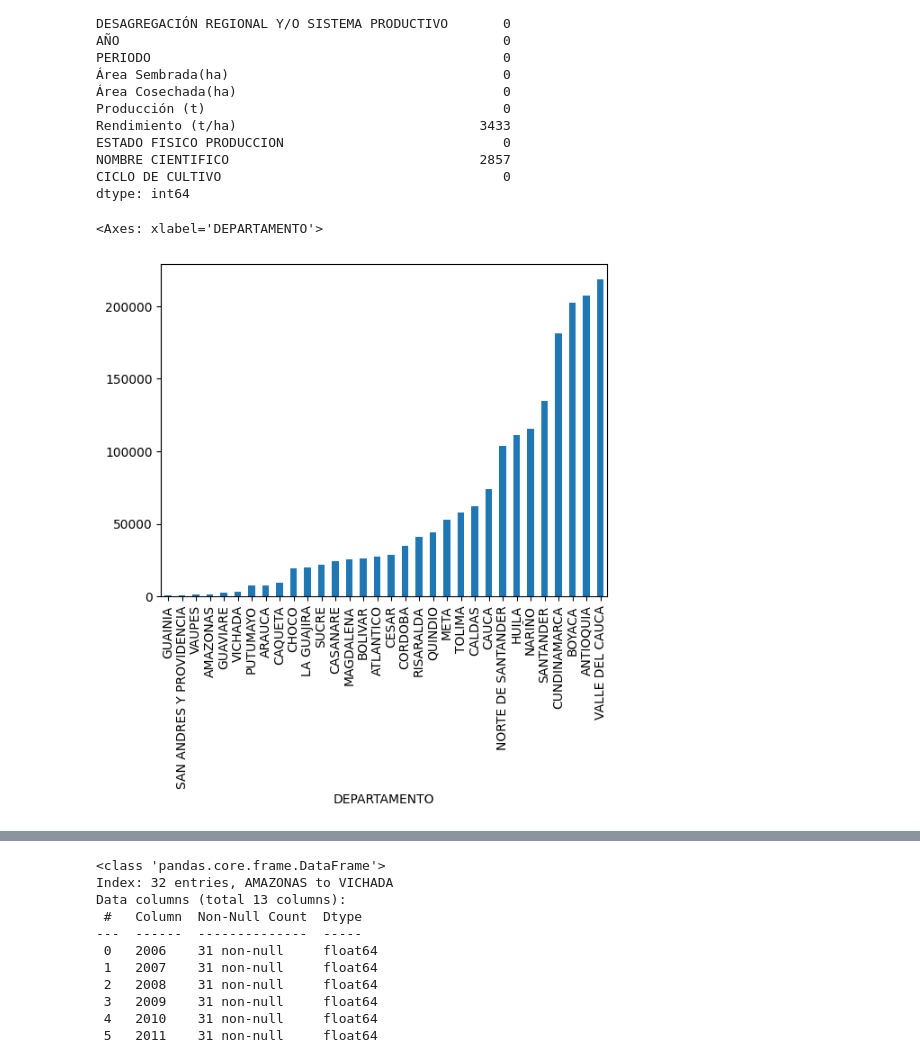
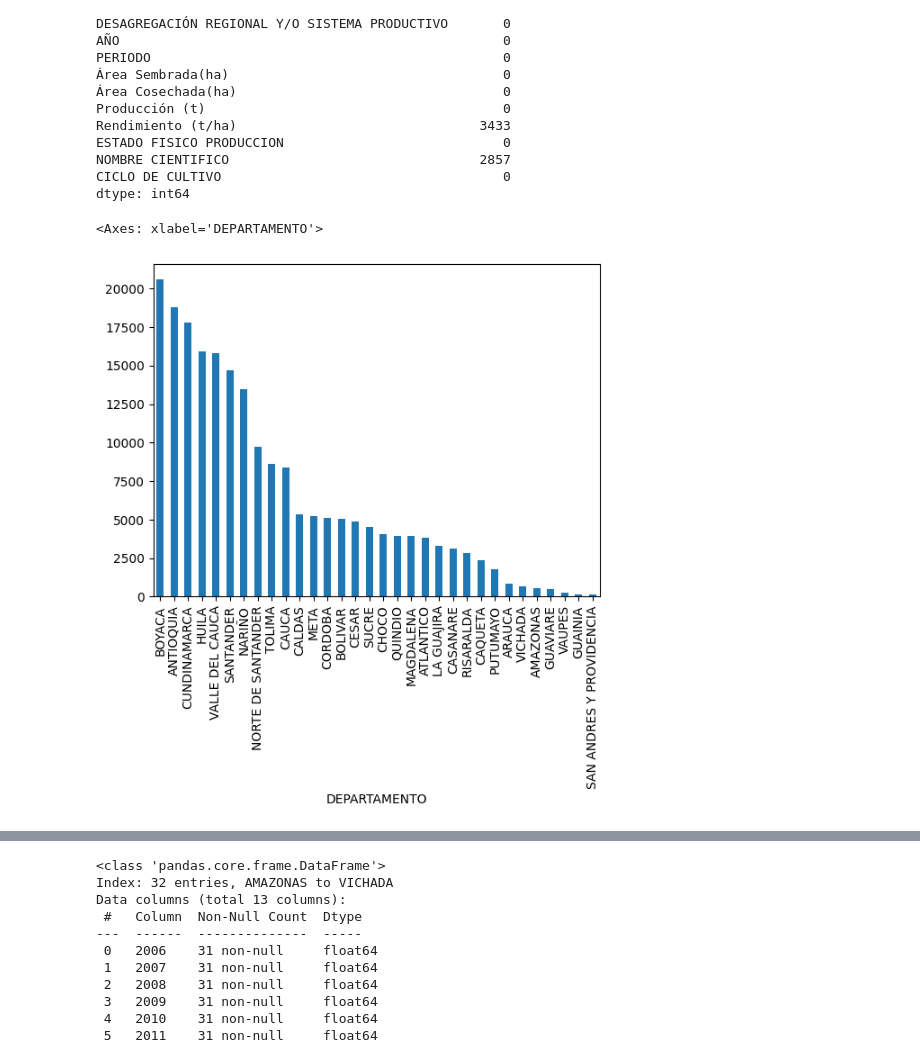
Before and after one commit to JHONJA91/ANALIS_DE_DATOS, a Jupyter notebook: daots.ipynb, the cells around one changed output, grey strips where cells are left out. Drawn from its saved outputs; the diff is of its cells as text; code cells hidden in the pictures.

```diff
--- a/daots.ipynb
+++ b/daots.ipynb
@@ -78,7 +77,7 @@ NOMBRE CIENTIFICO                                2857
 CICLO DE CULTIVO                                    0
 dtype: int64
 # %%
-df.groupby("DEPARTAMENTO")["Rendimiento (t/ha)"].sum().sort_values(ascending=True).plot.bar()
+df["DEPARTAMENTO"].value_counts().plot.bar()
 # %% [output]
 <Axes: xlabel='DEPARTAMENTO'>
-[figure, old version]
+[figure, new version]
```
Also changed, not shown: parts of 15 cells of this notebook.
